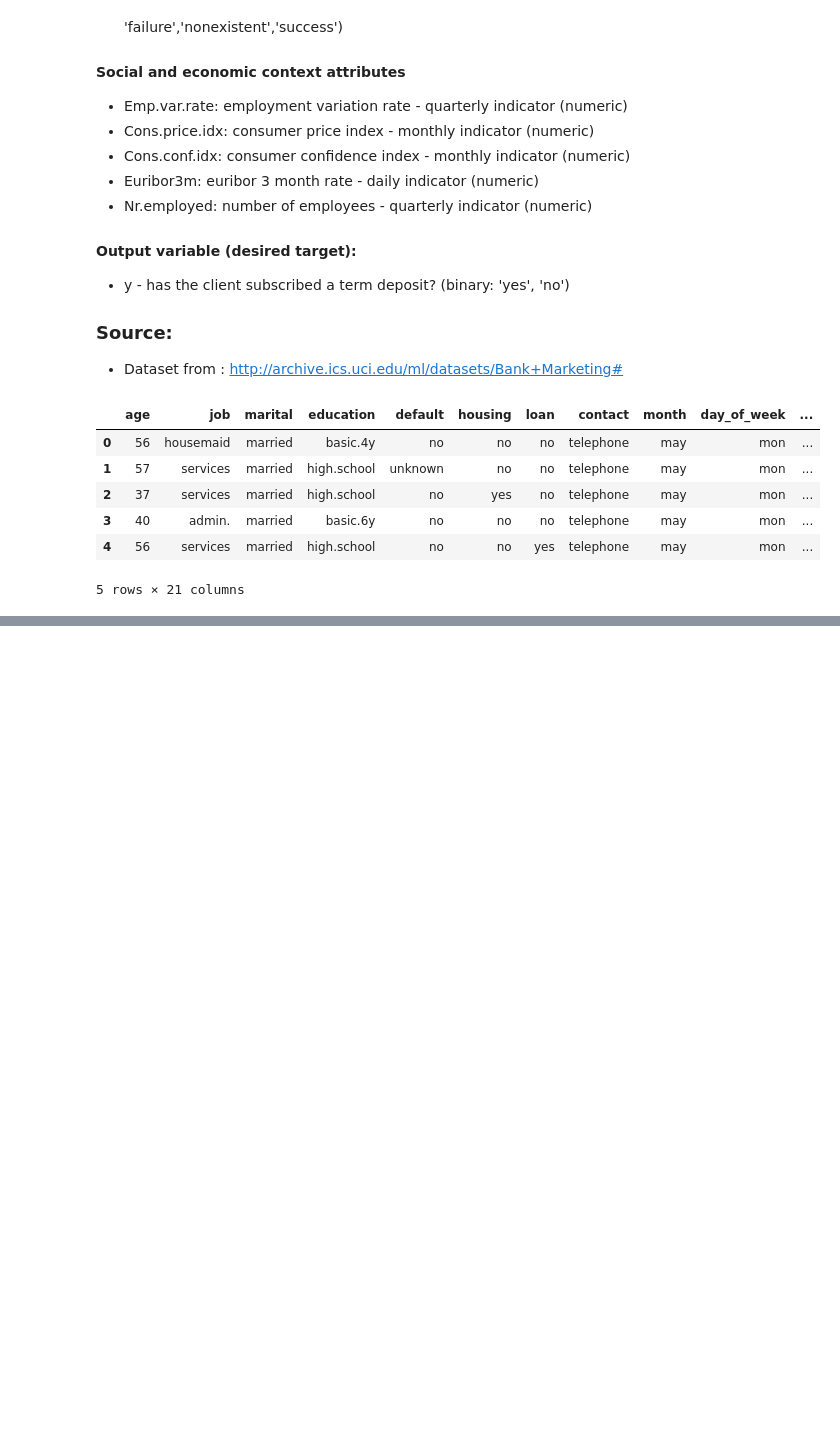
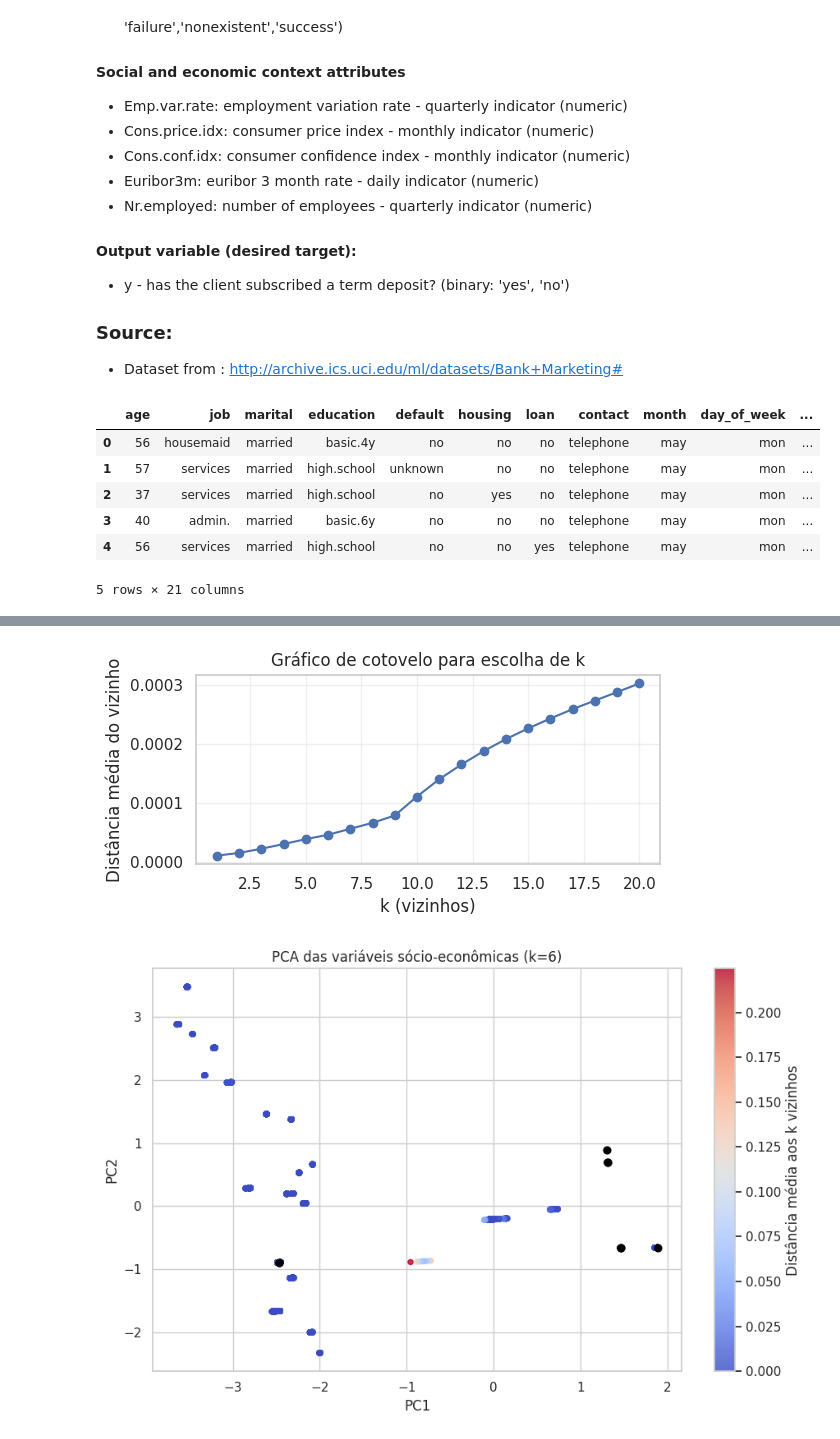
Before and after one commit to Getinstance/datathon-7mlet-grupo-10, a Jupyter notebook: data/kaggle/notebooks/aed-banco.ipynb, the cells around one changed output, grey strips where cells are left out. Saved outputs shown, nothing was run; the diff lists cells and outputs as text; code cells hidden in the pictures; blank space fills up the shorter version.

```diff
--- a/data/kaggle/notebooks/aed-banco.ipynb
+++ b/data/kaggle/notebooks/aed-banco.ipynb
@@ -124,0 +222,74 @@ memory usage: 6.6 MB
+# %%
+from sklearn.neighbors import NearestNeighbors
+from sklearn.preprocessing import StandardScaler
+from sklearn.decomposition import PCA
+import numpy as np
+
+# Features: contexto social e econômico
+features_kn = ['emp.var.rate', 'cons.price.idx', 'cons.conf.idx', 'euribor3m', 'nr.employed']
+df_kn = bank[features_kn].dropna().reset_index(drop=True)
+
+# Padronização
+scaler_kn = StandardScaler()
+X_kn = scaler_kn.fit_transform(df_kn)
+
+# PCA para visualização
+pca_kn = PCA(n_components=2)
+Xp_kn = pca_kn.fit_transform(X_kn)
+
+# Calcular distâncias entre vizinhos para diferentes valores de k e analisar o comportamento
+max_k = 20
+avg_dist = []
+for k in range(1, max_k + 1):
+  nbrs_k = NearestNeighbors(n_neighbors=k + 1).fit(X_kn)
+  dists_k, _ = nbrs_k.kneighbors(X_kn)
+  # ignorar a própria observação na primeira coluna quando k+1 inclui o próprio ponto
+  avg_dist.append(dists_k[:, 1:].mean())
+
+plt.figure(figsize=(6, 3))
+plt.plot(range(1, max_k + 1), avg_dist, marker='o')
+plt.xlabel('k (vizinhos)')
+plt.ylabel('Distância média do vizinho')
+plt.title('Gráfico de cotovelo para escolha de k')
+plt.grid(alpha=0.3)
+plt.tight_layout()
+plt.show()
+
+# Escolher k (exemplo: 6)
+k = 6
+nbrs = NearestNeighbors(n_neighbors=k + 1).fit(X_kn)
+dists, inds = nbrs.kneighbors(X_kn)
+
+# ignorar o próprio ponto na primeira coluna
+dists_noself = dists[:, 1:]
+inds_noself = inds[:, 1:]
+avg_dist_point = dists_noself.mean(axis=1)
+
+# Visualizar a dispersão do PCA colorida pela distância média (densidade local)
+plt.figure(figsize=(9, 6))
+sc = plt.scatter(Xp_kn[:, 0], Xp_kn[:, 1], c=avg_dist_point, cmap='coolwarm', s=20, alpha=0.8)
+plt.colorbar(sc, label='Distância média aos k vizinhos')
+plt.title(f'PCA das variáveis sócio-econômicas (k={k})')
+plt.xlabel('PC1')
+plt.ylabel('PC2')
+
+# Desenhar vizinhanças para alguns pontos de referência aleatórios
+np.random.seed(42)
+sample_idx = np.random.choice(len(Xp_kn), size=8, replace=False)
+for idx in sample_idx:
+  neigh_idx = inds_noself[idx]
+  for n in neigh_idx:
+    plt.plot([Xp_kn[idx, 0], Xp_kn[n, 0]], [Xp_kn[idx, 1], Xp_kn[n, 1]], color='gray', linewidth=0.6, alpha=0.6)
+  plt.scatter(Xp_kn[idx, 0], Xp_kn[idx, 1], color='black', s=40)
+
+plt.tight_layout()
+plt.show()
+
+# Resumir grupos tipo clusters por binagem da distância média
+import pandas as pd
+summary = pd.DataFrame({
+  'pc1': Xp_kn[:, 0], 'pc2': Xp_kn[:, 1], 'avg_dist_k': avg_dist_point
+})
+# %% [output]
+[figure, added]
+[figure, added]
```
Also changed, not shown: parts of 13 cells of this notebook, 8 other files.
